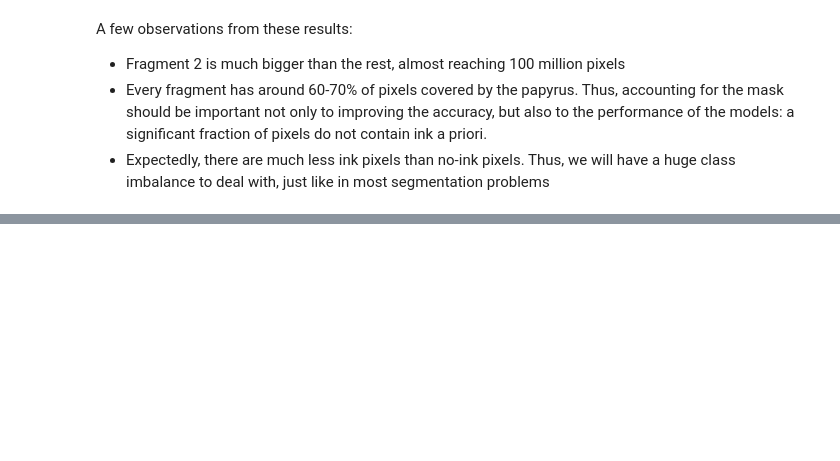
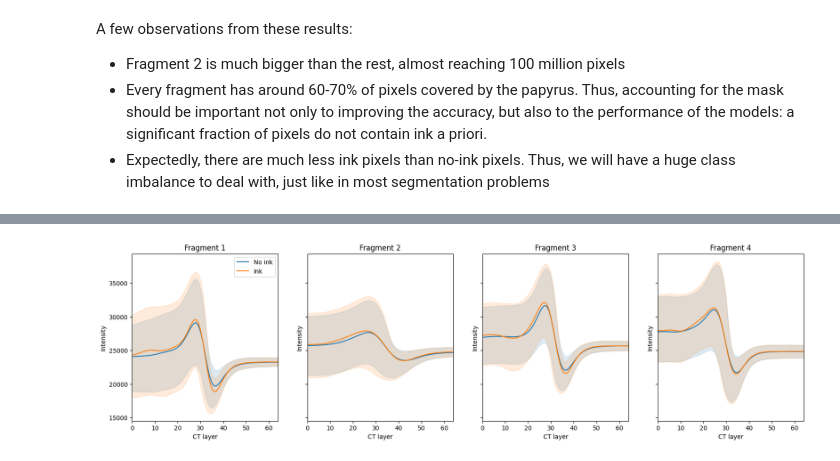
Before and after one commit to TTPO100AJIEX/MLDM-Project, a Jupyter notebook: 01_DataExporation.ipynb, the cells around one changed output, grey strips where cells are left out. Drawn from its saved outputs; the diff is of its cells as text; code cells hidden in the pictures; blank space fills up the shorter version.

```diff
--- a/01_DataExporation.ipynb
+++ b/01_DataExporation.ipynb
@@ -168,0 +203,21 @@ plt.show()
+# %%
+fig, axes = plt.subplots(1, 4, figsize=(20, 5), sharey=True)
+for ax, fragment in zip(axes.flat, range(1, 5)):
+    mask = numpy.array(PIL.Image.open(f"{root}/Frag{fragment}/mask.png"))
+    pixels = numpy.flatnonzero(mask)
+    ink = numpy.array(PIL.Image.open(f"{root}/Frag{fragment}/inklabels.png")).ravel()[pixels]
+
+    ct = numpy.empty((len(pixels), 65), dtype=numpy.float32)
+    for depth in range(65):
+        ct[:, depth] = numpy.array(PIL.Image.open(f"{root}/Frag{fragment}/surface_volume/{depth:02d}.tif")).ravel()[pixels]
+
+    for is_ink, label in [(False, "No ink"), (True, "Ink")]:
+        values = ct[ink == is_ink]
+        low, high = numpy.percentile(values, [25, 75], axis=0)
+        line, = ax.plot(range(65), values.mean(axis=0, dtype=numpy.float64), label=label)
+        ax.fill_between(range(65), low, high, color=line.get_color(), alpha=0.15)
+    ax.set(title=f"Fragment {fragment}", xlabel="CT layer", ylabel="Intensity", xlim=(0, 64))
+axes[0].legend()
+plt.show()
+# %% [output]
+[figure, added]
```
Also changed, not shown: parts of 16 cells of this notebook.
